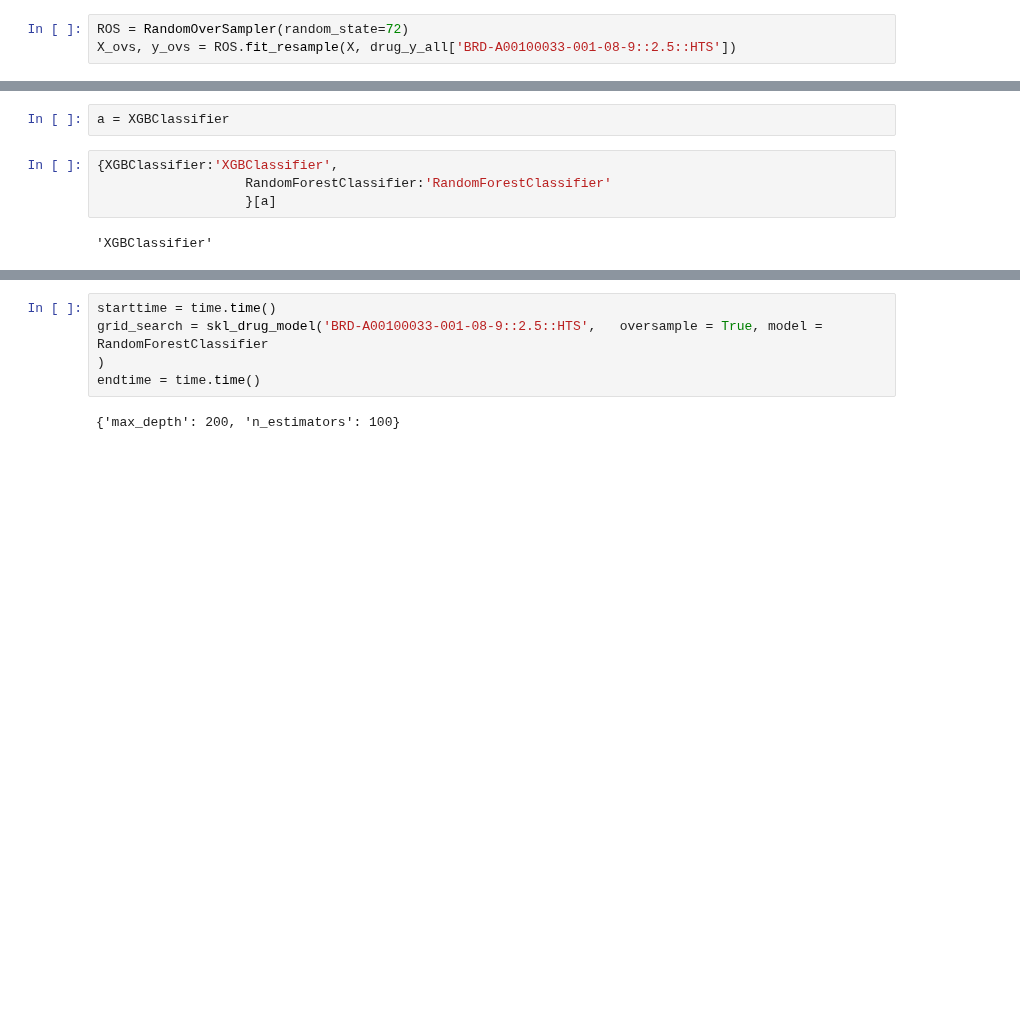
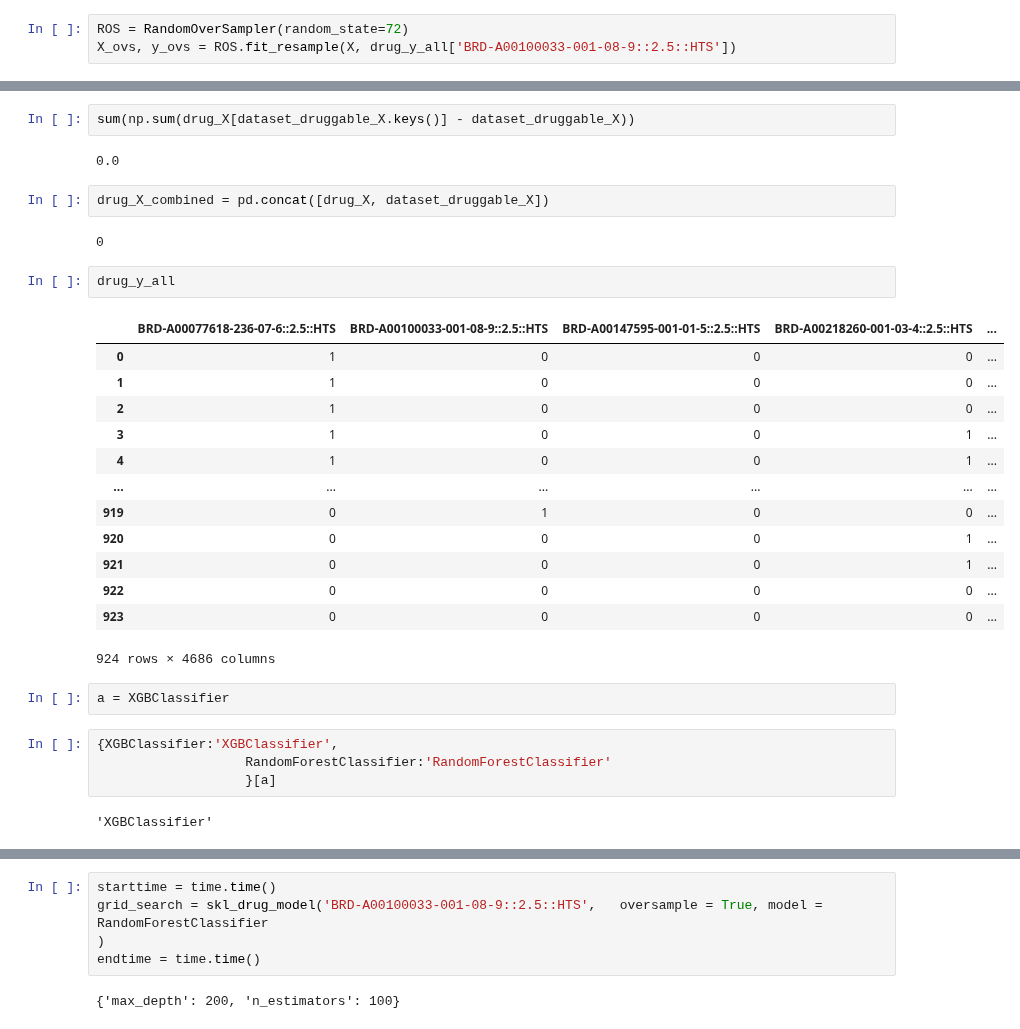
Before and after one commit to bio-info-guy/drug_sensitivity_mlpred, a Jupyter notebook: notebooks/DrugSensitivityML.ipynb, the cells around one changed output, grey strips where cells are left out. Drawn from its saved outputs; the diff is of its cells as text; blank space fills up the shorter version.

```diff
--- a/notebooks/DrugSensitivityML.ipynb
+++ b/notebooks/DrugSensitivityML.ipynb
@@ -65,9 +87,33 @@ dataset.shape
+# %%
+sum(np.sum(drug_X[dataset_druggable_X.keys()] - dataset_druggable_X))
+# %% [output]
+0.0
+# %%
+drug_X_combined = pd.concat([drug_X, dataset_druggable_X])
+# %% [output]
+0
+# %%
+drug_y_all
+# %% [output]
+|  | BRD-A00077618-236-07-6::2.5::HTS | BRD-A00100033-001-08-9::2.5::HTS | BRD-A00147595-001-01-5::2.5::HTS | BRD-A00218260-001-03-4::2.5::HTS | ... |
+| 0 | 1 | 0 | 0 | 0 | ... |
+| 1 | 1 | 0 | 0 | 0 | ... |
+| 2 | 1 | 0 | 0 | 0 | ... |
+| 3 | 1 | 0 | 0 | 1 | ... |
+| 4 | 1 | 0 | 0 | 1 | ... |
+| ... | ... | ... | ... | ... | ... |
+| 919 | 0 | 1 | 0 | 0 | ... |
+| 920 | 0 | 0 | 0 | 1 | ... |
+| 921 | 0 | 0 | 0 | 1 | ... |
+| 922 | 0 | 0 | 0 | 0 | ... |
+| 923 | 0 | 0 | 0 | 0 | ... |
+924 rows × 4686 columns
 # %%
 a = XGBClassifier
 # %%
 {XGBClassifier:'XGBClassifier',
-                   RandomForestClassifier:'RandomForestClassifier'
-                   }[a]
+				   RandomForestClassifier:'RandomForestClassifier'
+				   }[a]
 # %% [output]
 'XGBClassifier'
 # %%
```
Also changed, not shown: parts of 18 cells of this notebook, 1 other file.
